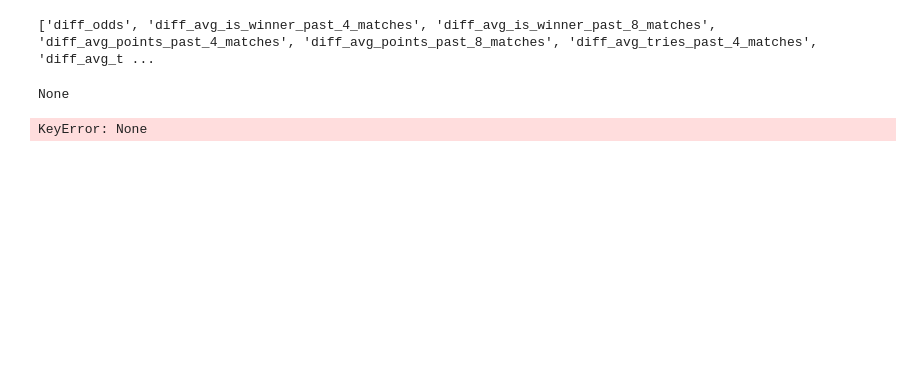
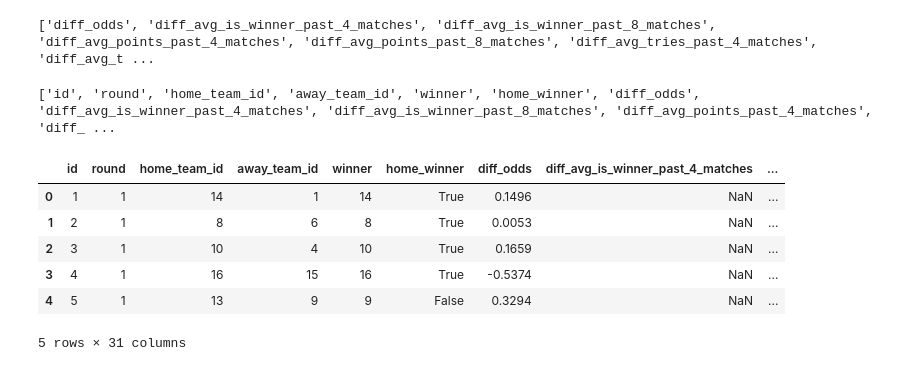
Before and after one commit to njpowers7915/NRL-match-data, a Jupyter notebook: predictions/predictions_notebook.ipynb, the cells around one changed output. Cells and saved outputs as stored; diff of their text form; code cells hidden in the pictures; blank space fills up the shorter version.

```diff
--- a/predictions/predictions_notebook.ipynb
+++ b/predictions/predictions_notebook.ipynb
@@ -412,10 +394,16 @@ print(diff_cols)
 ['diff_odds', 'diff_avg_is_winner_past_4_matches', 'diff_avg_is_winner_past_8_matches', 'diff_avg_points_past_4_matches', 'diff_avg_points_past_8_matches', 'diff_avg_tries_past_4_matches', 'diff_avg_t ...
 # %%
 cols = ['id', 'round', 'home_team_id', 'away_team_id', 'winner', 'home_winner']
-final_col_list = cols.extend(diff_cols)
-print(final_col_list)
-final_predictions = predictions_df[final_col_list]
+cols.extend(diff_cols)
+print(cols)
+final_predictions = predictions_df[cols]
 final_predictions.head()
 # %% [output]
-None
+['id', 'round', 'home_team_id', 'away_team_id', 'winner', 'home_winner', 'diff_odds', 'diff_avg_is_winner_past_4_matches', 'diff_avg_is_winner_past_8_matches', 'diff_avg_points_past_4_matches', 'diff_ ...
+|  | id | round | home_team_id | away_team_id | winner | home_winner | diff_odds | diff_avg_is_winner_past_4_matches | ... |
+| 0 | 1 | 1 | 14 | 1 | 14 | True | 0.1496 | NaN | ... |
+| 1 | 2 | 1 | 8 | 6 | 8 | True | 0.0053 | NaN | ... |
+| 2 | 3 | 1 | 10 | 4 | 10 | True | 0.1659 | NaN | ... |
+| 3 | 4 | 1 | 16 | 15 | 16 | True | -0.5374 | NaN | ... |
+| 4 | 5 | 1 | 13 | 9 | 9 | False | 0.3294 | NaN | ... |
-KeyError: None
+5 rows × 31 columns
```
Also changed, not shown: parts of 4 cells of this notebook.
